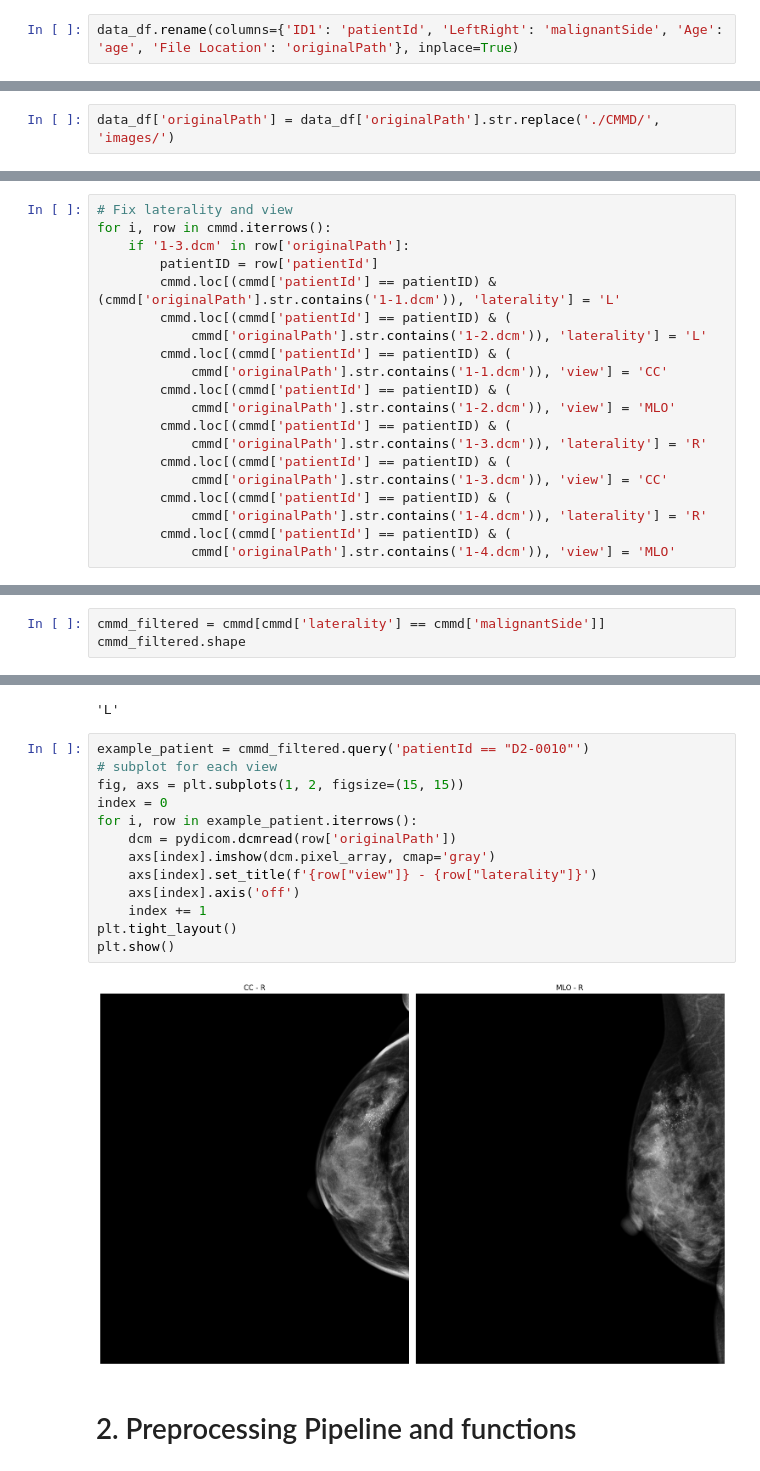
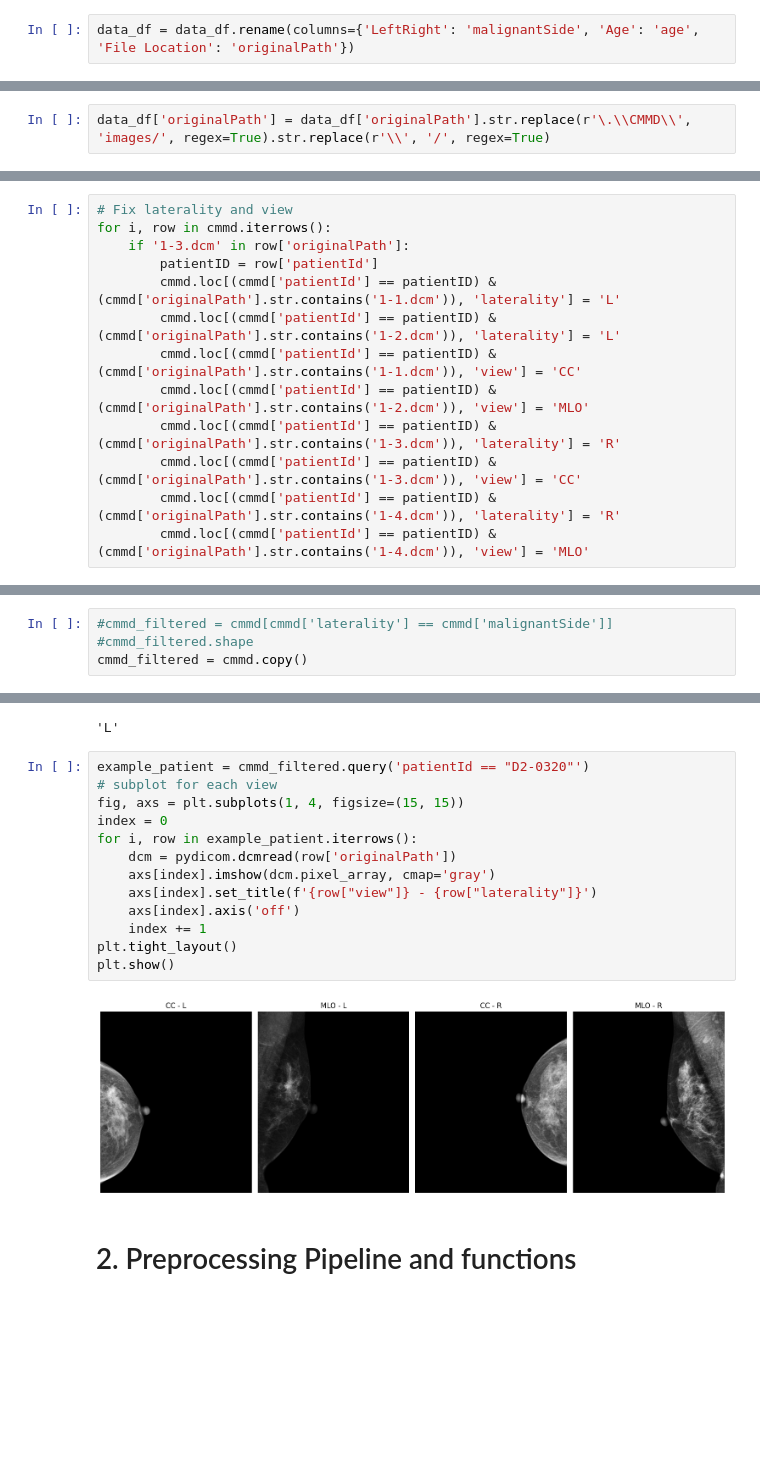
Before and after one commit to dacxjo/TFG, a Jupyter notebook: notebooks/[2]-Preprocessing.ipynb, the cells around one changed output, grey strips where cells are left out. Drawn from its saved outputs; the diff is of its cells as text; blank space fills up the shorter version.

```diff
--- a/notebooks/[2]-Preprocessing.ipynb
+++ b/notebooks/[2]-Preprocessing.ipynb
@@ -57,5 +107,5 @@ data_df.head()
 # %%
-data_df.rename(columns={'ID1': 'patientId', 'LeftRight': 'malignantSide', 'Age': 'age', 'File Location': 'originalPath'}, inplace=True)
+data_df = data_df.rename(columns={'LeftRight': 'malignantSide', 'Age': 'age', 'File Location': 'originalPath'})
 # %%
 data_df['subtype'].value_counts()
 # %% [output]
@@ -79,5 +129,5 @@ data_df.head()
 # %%
-data_df['originalPath'] = data_df['originalPath'].str.replace('./CMMD/', 'images/')
+data_df['originalPath'] = data_df['originalPath'].str.replace(r'\.\\CMMD\\', 'images/', regex=True).str.replace(r'\\', '/', regex=True)
 # %%
 data_df.head()
 # %% [output]
@@ -134,17 +182,10 @@ for i, row in cmmd.iterrows():
     if '1-3.dcm' in row['originalPath']:
         patientID = row['patientId']
         cmmd.loc[(cmmd['patientId'] == patientID) & (cmmd['originalPath'].str.contains('1-1.dcm')), 'laterality'] = 'L'
-        cmmd.loc[(cmmd['patientId'] == patientID) & (
-            cmmd['originalPath'].str.contains('1-2.dcm')), 'laterality'] = 'L'
-        cmmd.loc[(cmmd['patientId'] == patientID) & (
-            cmmd['originalPath'].str.contains('1-1.dcm')), 'view'] = 'CC'
-        cmmd.loc[(cmmd['patientId'] == patientID) & (
-            cmmd['originalPath'].str.contains('1-2.dcm')), 'view'] = 'MLO'
-        cmmd.loc[(cmmd['patientId'] == patientID) & (
-            cmmd['originalPath'].str.contains('1-3.dcm')), 'laterality'] = 'R'
-        cmmd.loc[(cmmd['patientId'] == patientID) & (
-            cmmd['originalPath'].str.contains('1-3.dcm')), 'view'] = 'CC'
-        cmmd.loc[(cmmd['patientId'] == patientID) & (
-            cmmd['originalPath'].str.contains('1-4.dcm')), 'laterality'] = 'R'
-        cmmd.loc[(cmmd['patientId'] == patientID) & (
-            cmmd['originalPath'].str.contains('1-4.dcm')), 'view'] = 'MLO'
+        cmmd.loc[(cmmd['patientId'] == patientID) & (cmmd['originalPath'].str.contains('1-2.dcm')), 'laterality'] = 'L'
+        cmmd.loc[(cmmd['patientId'] == patientID) & (cmmd['originalPath'].str.contains('1-1.dcm')), 'view'] = 'CC'
+        cmmd.loc[(cmmd['patientId'] == patientID) & (cmmd['originalPath'].str.contains('1-2.dcm')), 'view'] = 'MLO'
+        cmmd.loc[(cmmd['patientId'] == patientID) & (cmmd['originalPath'].str.contains('1-3.dcm')), 'laterality'] = 'R'
+        cmmd.loc[(cmmd['patientId'] == patientID) & (cmmd['originalPath'].str.contains('1-3.dcm')), 'view'] = 'CC'
+        cmmd.loc[(cmmd['patientId'] == patientID) & (cmmd['originalPath'].str.contains('1-4.dcm')), 'laterality'] = 'R'
+        cmmd.loc[(cmmd['patientId'] == patientID) & (cmmd['originalPath'].str.contains('1-4.dcm')), 'view'] = 'MLO'
@@ -191,5 +244,6 @@ plt.show()
 # %% [output]
 [figure]
 # %%
-cmmd_filtered = cmmd[cmmd['laterality'] == cmmd['malignantSide']]
-cmmd_filtered.shape
+#cmmd_filtered = cmmd[cmmd['laterality'] == cmmd['malignantSide']]
+#cmmd_filtered.shape
+cmmd_filtered = cmmd.copy()
@@ -214,20 +270,20 @@ dcm.ImageLaterality
 # %% [output]
 'L'
 # %%
-example_patient = cmmd_filtered.query('patientId == "D2-0010"')
+example_patient = cmmd_filtered.query('patientId == "D2-0320"')
 # subplot for each view
-fig, axs = plt.subplots(1, 2, figsize=(15, 15))
+fig, axs = plt.subplots(1, 4, figsize=(15, 15))
 index = 0
 for i, row in example_patient.iterrows():
     dcm = pydicom.dcmread(row['originalPath'])
     axs[index].imshow(dcm.pixel_array, cmap='gray')
     axs[index].set_title(f'{row["view"]} - {row["laterality"]}')
     axs[index].axis('off')
     index += 1
 plt.tight_layout()
 plt.show()
 # %% [output]
-[figure, old version]
+[figure, new version]
 # %% [markdown]
 # 2. Preprocessing Pipeline and functions
 # %%
```
Also changed, not shown: parts of 32 cells of this notebook, 6 other files.
